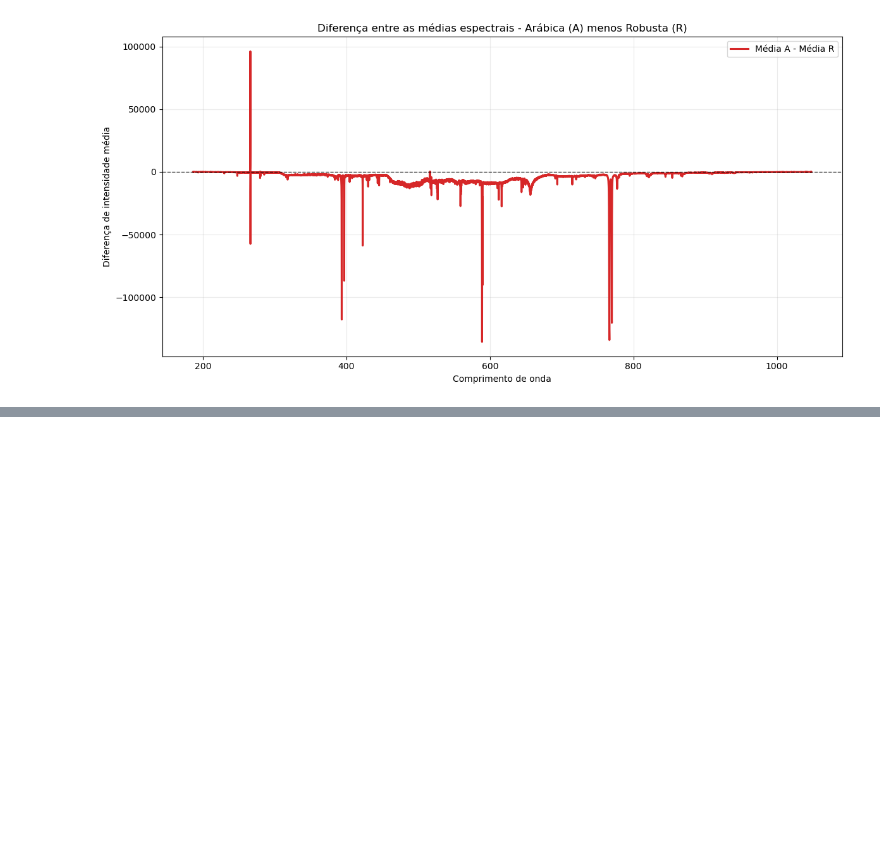
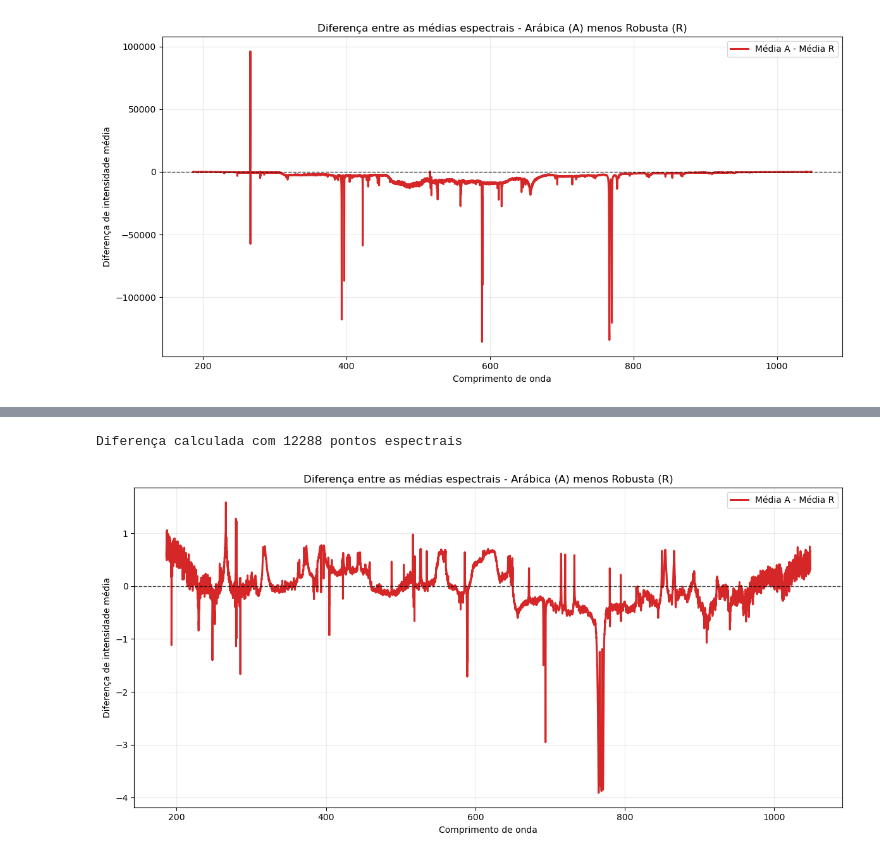
Before and after one commit to PedroPiana/LIBS_NEW, a Jupyter notebook: notebooks/media.ipynb, the cells around one changed output, grey strips where cells are left out. Cells and saved outputs as stored; diff of their text form; code cells hidden in the pictures; blank space fills up the shorter version.

```diff
--- a/notebooks/media.ipynb
+++ b/notebooks/media.ipynb
@@ -136,0 +236,22 @@ Diferença calculada com 12288 pontos espectrais
+# %%
+import matplotlib.pyplot as plt
+import numpy as np
+
+
+diferenca_media = media_a - media_r
+
+print(f'Diferença calculada com {len(diferenca_media)} pontos espectrais')
+
+fig, ax = plt.subplots(figsize=(12, 6))
+ax.plot(wavelengths, diferenca_media, color='tab:red', linewidth=2.2, label='Média A - Média R')
+ax.axhline(0, color='black', linewidth=1, linestyle='--', alpha=0.7)
+ax.set_title('Diferença entre as médias espectrais - Arábica (A) menos Robusta (R)')
+ax.set_xlabel('Comprimento de onda')
+ax.set_ylabel('Diferença de intensidade média')
+ax.grid(True, alpha=0.25)
+ax.legend()
+fig.tight_layout()
+plt.show()
+# %% [output]
+Diferença calculada com 12288 pontos espectrais
+[figure, added]
```
Also changed, not shown: parts of 2 cells of this notebook, 8 other files.
